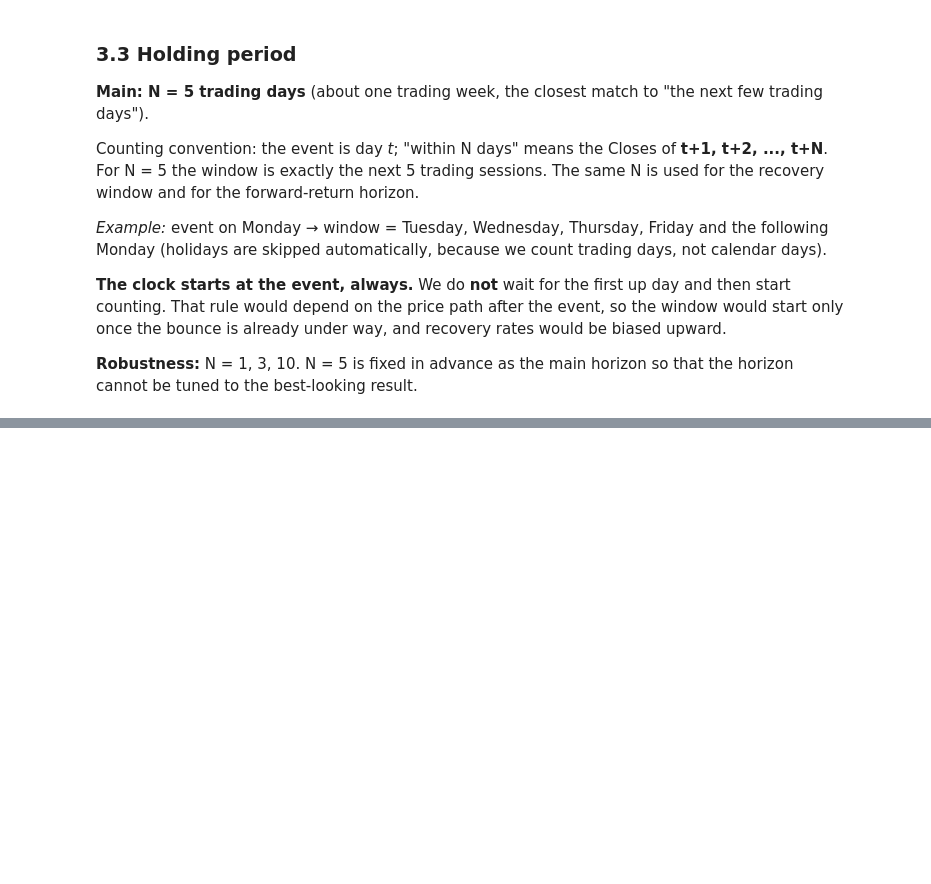
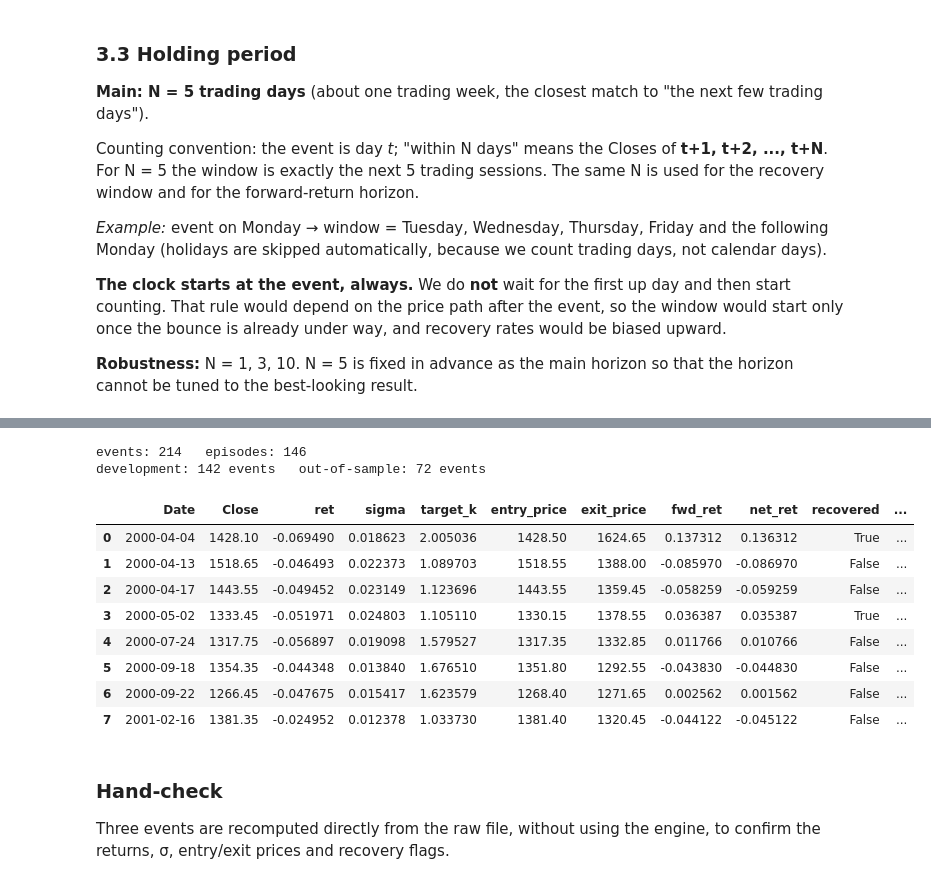
Before and after one commit to Sparsh-gupta022/nifty-quant-research, a Jupyter notebook: notebooks/research.ipynb, the cells around one changed output, grey strips where cells are left out. Drawn from its saved outputs; the diff is of its cells as text; code cells hidden in the pictures; blank space fills up the shorter version.

```diff
--- a/notebooks/research.ipynb
+++ b/notebooks/research.ipynb
@@ -188,0 +253,32 @@ Counting convention: the event is day *t*; "within N days" means the Closes of *
+# %%
+from src.engine import (load_config, build_features, build_events, compare,
+                        block_bootstrap, ci_from_bootstrap, split_periods)
+from src.experiments import run_spec, with_override
+from src.backtest import run_backtest, buy_and_hold
+
+cfg = load_config(ROOT / "config.yaml")
+feat = build_features(df, cfg)
+events = build_events(feat, cfg)
+parts = split_periods(feat, cfg)
+
+print(f"events: {len(events)}   episodes: {events['episode'].nunique()}")
+print(f"development: {(events['Date'] <= cfg['split']['dev_end']).sum()} events"
+      f"   out-of-sample: {(events['Date'] > cfg['split']['dev_end']).sum()} events")
+events.head(8)
+# %% [output]
+events: 214   episodes: 146
+development: 142 events   out-of-sample: 72 events
+|  | Date | Close | ret | sigma | target_k | entry_price | exit_price | fwd_ret | net_ret | recovered | ... |
+| 0 | 2000-04-04 | 1428.10 | -0.069490 | 0.018623 | 2.005036 | 1428.50 | 1624.65 | 0.137312 | 0.136312 | True | ... |
+| 1 | 2000-04-13 | 1518.65 | -0.046493 | 0.022373 | 1.089703 | 1518.55 | 1388.00 | -0.085970 | -0.086970 | False | ... |
+| 2 | 2000-04-17 | 1443.55 | -0.049452 | 0.023149 | 1.123696 | 1443.55 | 1359.45 | -0.058259 | -0.059259 | False | ... |
+| 3 | 2000-05-02 | 1333.45 | -0.051971 | 0.024803 | 1.105110 | 1330.15 | 1378.55 | 0.036387 | 0.035387 | True | ... |
+| 4 | 2000-07-24 | 1317.75 | -0.056897 | 0.019098 | 1.579527 | 1317.35 | 1332.85 | 0.011766 | 0.010766 | False | ... |
+| 5 | 2000-09-18 | 1354.35 | -0.044348 | 0.013840 | 1.676510 | 1351.80 | 1292.55 | -0.043830 | -0.044830 | False | ... |
+| 6 | 2000-09-22 | 1266.45 | -0.047675 | 0.015417 | 1.623579 | 1268.40 | 1271.65 | 0.002562 | 0.001562 | False | ... |
+| 7 | 2001-02-16 | 1381.35 | -0.024952 | 0.012378 | 1.033730 | 1381.40 | 1320.45 | -0.044122 | -0.045122 | False | ... |
+# %% [markdown]
+### Hand-check
+
+Three events are recomputed directly from the raw file, without using the engine, to confirm the
+returns, σ, entry/exit prices and recovery flags.
```
Also changed, not shown: parts of 33 cells of this notebook, 14 other files.
